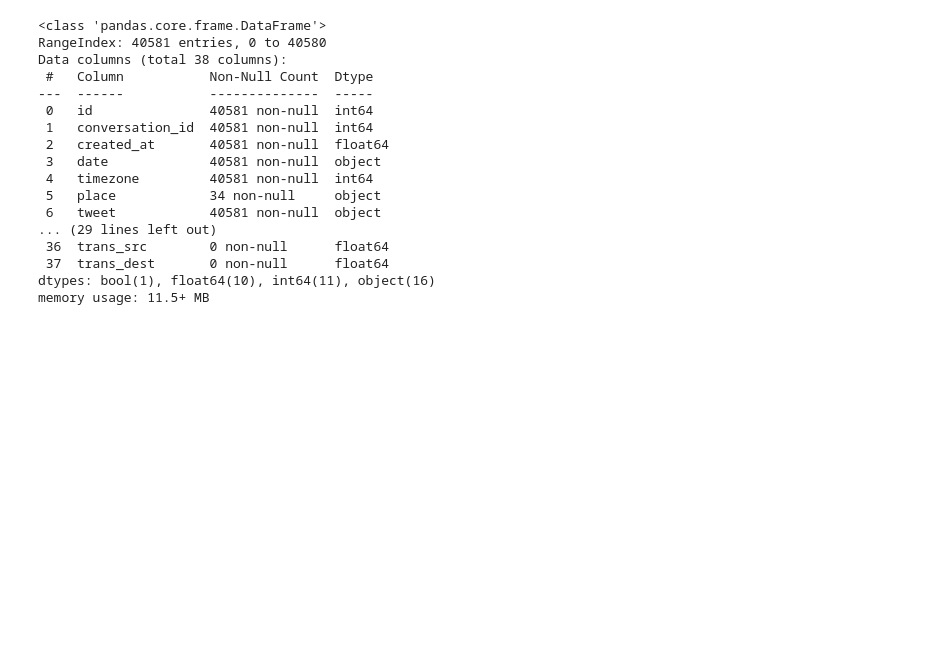
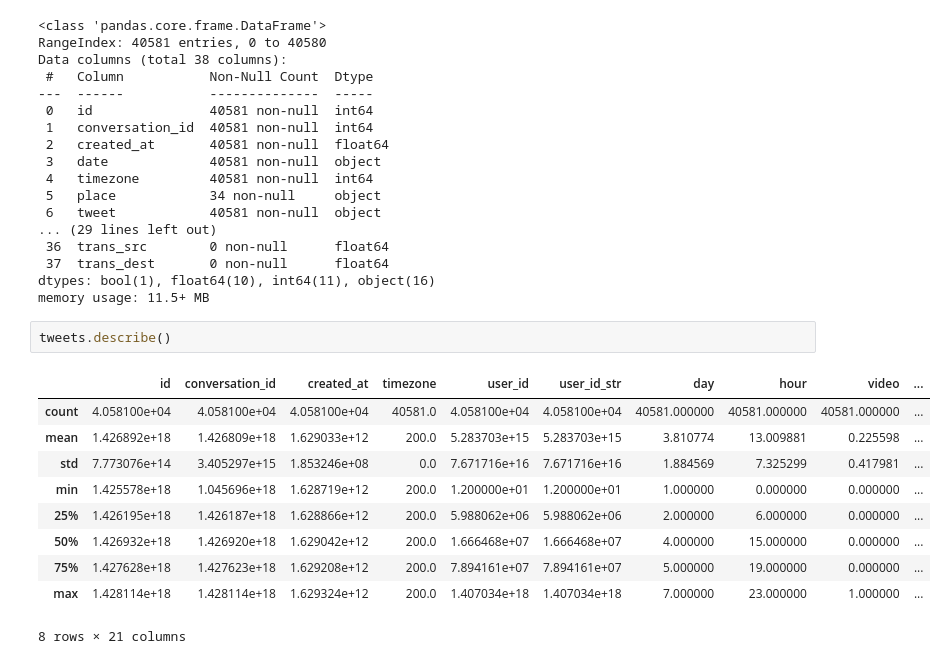
Before and after one commit to TehWeifu/IABD, a Jupyter notebook: SistemasDeAprendizajeAutomatico/Andreas/2-Twitter/JBSL-TwitterModel.ipynb, the cells around one changed output. Saved outputs shown, nothing was run; the diff lists cells and outputs as text; blank space fills up the shorter version.

```diff
--- a/SistemasDeAprendizajeAutomatico/Andreas/2-Twitter/JBSL-TwitterModel.ipynb
+++ b/SistemasDeAprendizajeAutomatico/Andreas/2-Twitter/JBSL-TwitterModel.ipynb
@@ -50,3 +77,16 @@ Data columns (total 38 columns):
  37  trans_dest       0 non-null      float64
 dtypes: bool(1), float64(10), int64(11), object(16)
 memory usage: 11.5+ MB
+# %%
+tweets.describe()
+# %% [output]
+|  | id | conversation_id | created_at | timezone | user_id | user_id_str | day | hour | video | ... |
+| count | 4.058100e+04 | 4.058100e+04 | 4.058100e+04 | 40581.0 | 4.058100e+04 | 4.058100e+04 | 40581.000000 | 40581.000000 | 40581.000000 | ... |
+| mean | 1.426892e+18 | 1.426809e+18 | 1.629033e+12 | 200.0 | 5.283703e+15 | 5.283703e+15 | 3.810774 | 13.009881 | 0.225598 | ... |
+| std | 7.773076e+14 | 3.405297e+15 | 1.853246e+08 | 0.0 | 7.671716e+16 | 7.671716e+16 | 1.884569 | 7.325299 | 0.417981 | ... |
+| min | 1.425578e+18 | 1.045696e+18 | 1.628719e+12 | 200.0 | 1.200000e+01 | 1.200000e+01 | 1.000000 | 0.000000 | 0.000000 | ... |
+| 25% | 1.426195e+18 | 1.426187e+18 | 1.628866e+12 | 200.0 | 5.988062e+06 | 5.988062e+06 | 2.000000 | 6.000000 | 0.000000 | ... |
+| 50% | 1.426932e+18 | 1.426920e+18 | 1.629042e+12 | 200.0 | 1.666468e+07 | 1.666468e+07 | 4.000000 | 15.000000 | 0.000000 | ... |
+| 75% | 1.427628e+18 | 1.427623e+18 | 1.629208e+12 | 200.0 | 7.894161e+07 | 7.894161e+07 | 5.000000 | 19.000000 | 0.000000 | ... |
+| max | 1.428114e+18 | 1.428114e+18 | 1.629324e+12 | 200.0 | 1.407034e+18 | 1.407034e+18 | 7.000000 | 23.000000 | 1.000000 | ... |
+8 rows × 21 columns
```
Also changed, not shown: parts of 8 cells of this notebook, 6 other files.
